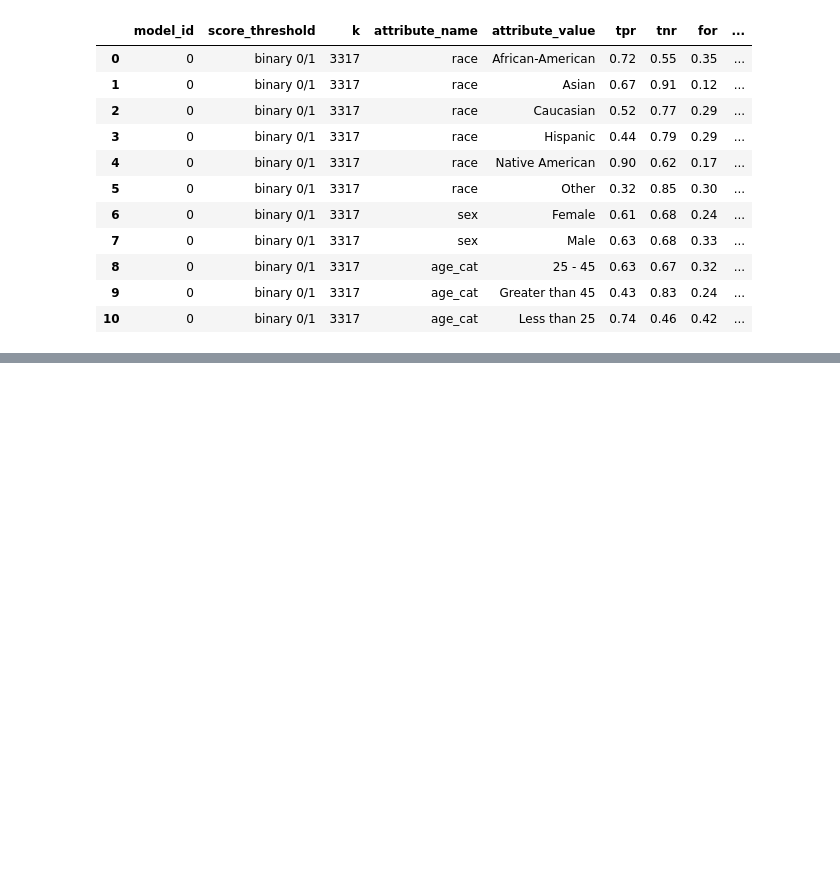
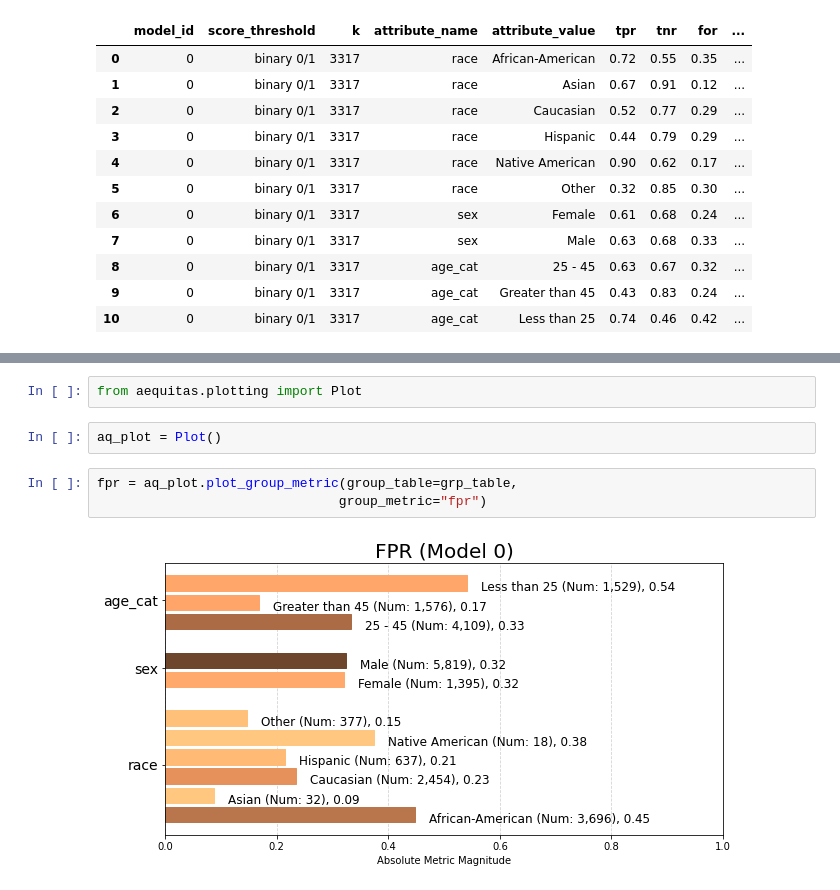
Before and after one commit to chsafouane/aequitas_disc, a Jupyter notebook: notebooks/aequitas_presentation.ipynb, the cells around one changed output, grey strips where cells are left out. Drawn from its saved outputs; the diff is of its cells as text; blank space fills up the shorter version.

Commit message:
Add disparity calc using aequitas

```diff
--- a/notebooks/aequitas_presentation.ipynb
+++ b/notebooks/aequitas_presentation.ipynb
@@ -274,0 +261,9 @@ fpr_fnr_plot = aq_plot.plot_group_metric_all(grp_table, metrics=["fpr", "fnr"],
+# %%
+from aequitas.plotting import Plot
+# %%
+aq_plot = Plot()
+# %%
+fpr = aq_plot.plot_group_metric(group_table=grp_table,
+                               group_metric="fpr")
+# %% [output]
+[figure, added]
```
Also changed, not shown: parts of 24 cells of this notebook.
